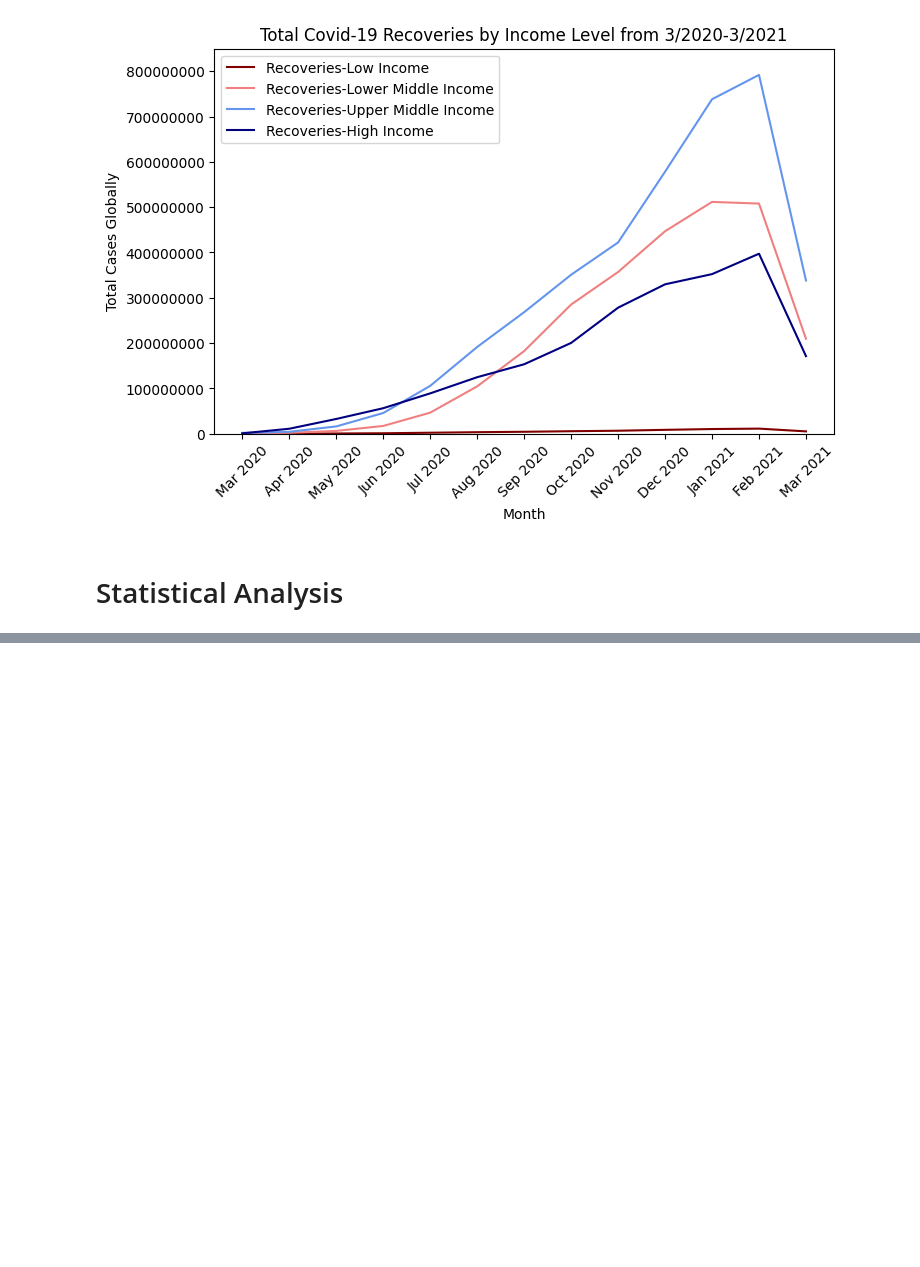
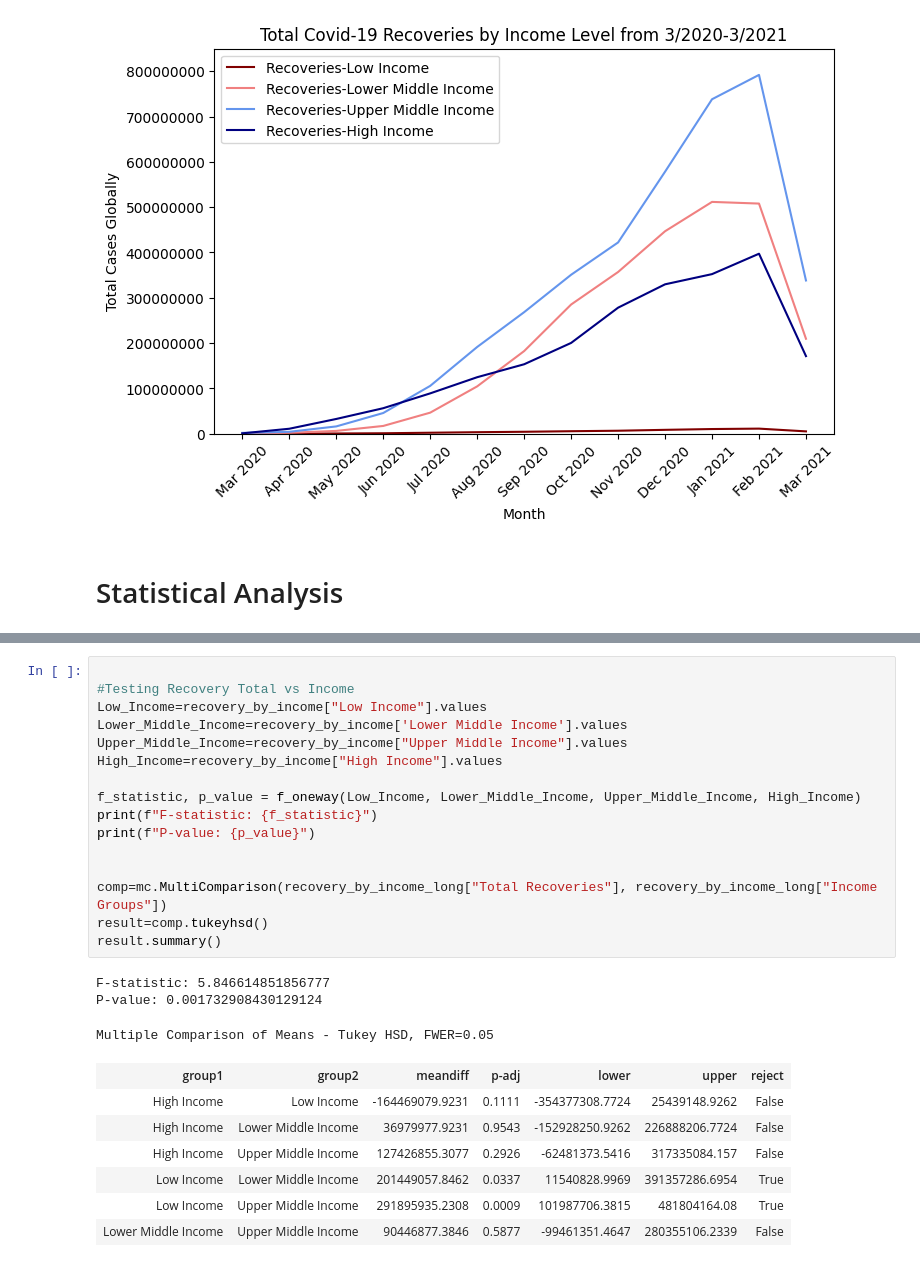
Before and after one commit to fow-jor08/Covid-19, a Jupyter notebook: Covid_19_Data_Set_Jordan_Fowler.ipynb, the cells around one changed output, grey strips where cells are left out. Cells and saved outputs as stored; diff of their text form; blank space fills up the shorter version.

```diff
--- a/Covid_19_Data_Set_Jordan_Fowler.ipynb
+++ b/Covid_19_Data_Set_Jordan_Fowler.ipynb
@@ -523,0 +580,27 @@ plt.show()
+# %%
+
+#Testing Recovery Total vs Income
+Low_Income=recovery_by_income["Low Income"].values
+Lower_Middle_Income=recovery_by_income['Lower Middle Income'].values
+Upper_Middle_Income=recovery_by_income["Upper Middle Income"].values
+High_Income=recovery_by_income["High Income"].values
+
+f_statistic, p_value = f_oneway(Low_Income, Lower_Middle_Income, Upper_Middle_Income, High_Income)
+print(f"F-statistic: {f_statistic}")
+print(f"P-value: {p_value}")
+
+
+comp=mc.MultiComparison(recovery_by_income_long["Total Recoveries"], recovery_by_income_long["Income Groups"])
+result=comp.tukeyhsd()
+result.summary()
+# %% [output]
+F-statistic: 5.846614851856777
+P-value: 0.001732908430129124
+Multiple Comparison of Means - Tukey HSD, FWER=0.05
+| group1 | group2 | meandiff | p-adj | lower | upper | reject |
+| High Income | Low Income | -164469079.9231 | 0.1111 | -354377308.7724 | 25439148.9262 | False |
+| High Income | Lower Middle Income | 36979977.9231 | 0.9543 | -152928250.9262 | 226888206.7724 | False |
+| High Income | Upper Middle Income | 127426855.3077 | 0.2926 | -62481373.5416 | 317335084.157 | False |
+| Low Income | Lower Middle Income | 201449057.8462 | 0.0337 | 11540828.9969 | 391357286.6954 | True |
+| Low Income | Upper Middle Income | 291895935.2308 | 0.0009 | 101987706.3815 | 481804164.08 | True |
+| Lower Middle Income | Upper Middle Income | 90446877.3846 | 0.5877 | -99461351.4647 | 280355106.2339 | False |
```
Also changed, not shown: parts of 4 cells of this notebook.
